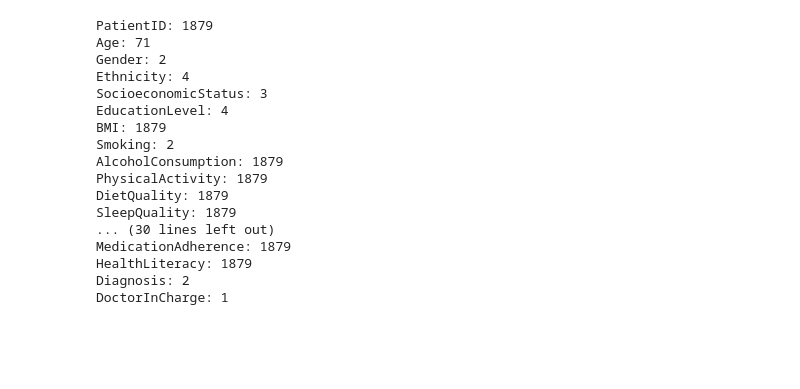
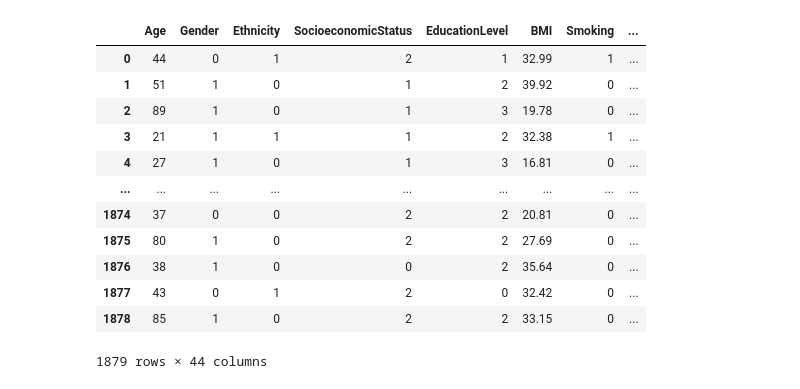
Before and after one commit to KopeckJames/diabetesprediction, a Jupyter notebook: James Notebook Clean.ipynb, the cells around one changed output. Cells and saved outputs as stored; diff of their text form; code cells hidden in the pictures; blank space fills up the shorter version.

```diff
--- a/James Notebook Clean.ipynb
+++ b/James Notebook Clean.ipynb
@@ -18,23 +71,19 @@ from xgboost import XGBClassifier
 # %%
-df= pd.read_csv('diabetes_data.csv')
+df = pd.read_csv('diabetes_data.csv')
+df = df.drop(['PatientID', 'DoctorInCharge'], axis=1)
+df = df.round(2)
+df
+# %% [output]
+|  | Age | Gender | Ethnicity | SocioeconomicStatus | EducationLevel | BMI | Smoking | ... |
+| 0 | 44 | 0 | 1 | 2 | 1 | 32.99 | 1 | ... |
+| 1 | 51 | 1 | 0 | 1 | 2 | 39.92 | 0 | ... |
+| 2 | 89 | 1 | 0 | 1 | 3 | 19.78 | 0 | ... |
+| 3 | 21 | 1 | 1 | 1 | 2 | 32.38 | 1 | ... |
+| 4 | 27 | 1 | 0 | 1 | 3 | 16.81 | 0 | ... |
+| ... | ... | ... | ... | ... | ... | ... | ... | ... |
+| 1874 | 37 | 0 | 0 | 2 | 2 | 20.81 | 0 | ... |
+| 1875 | 80 | 1 | 0 | 2 | 2 | 27.69 | 0 | ... |
+| 1876 | 38 | 1 | 0 | 0 | 2 | 35.64 | 0 | ... |
+| 1877 | 43 | 0 | 1 | 2 | 0 | 32.42 | 0 | ... |
+| 1878 | 85 | 1 | 0 | 2 | 2 | 33.15 | 0 | ... |
+1879 rows × 44 columns
-# %%
-for col in df.columns:
-    print(f"{col}: {df[col].nunique()}")
-# %% [output]
-PatientID: 1879
-Age: 71
-Gender: 2
-Ethnicity: 4
-SocioeconomicStatus: 3
-EducationLevel: 4
-BMI: 1879
-Smoking: 2
-AlcoholConsumption: 1879
-PhysicalActivity: 1879
-DietQuality: 1879
-SleepQuality: 1879
-... (30 lines left out)
-MedicationAdherence: 1879
-HealthLiteracy: 1879
-Diagnosis: 2
-DoctorInCharge: 1
```
Also changed, not shown: parts of 20 cells of this notebook, 7 other files.
